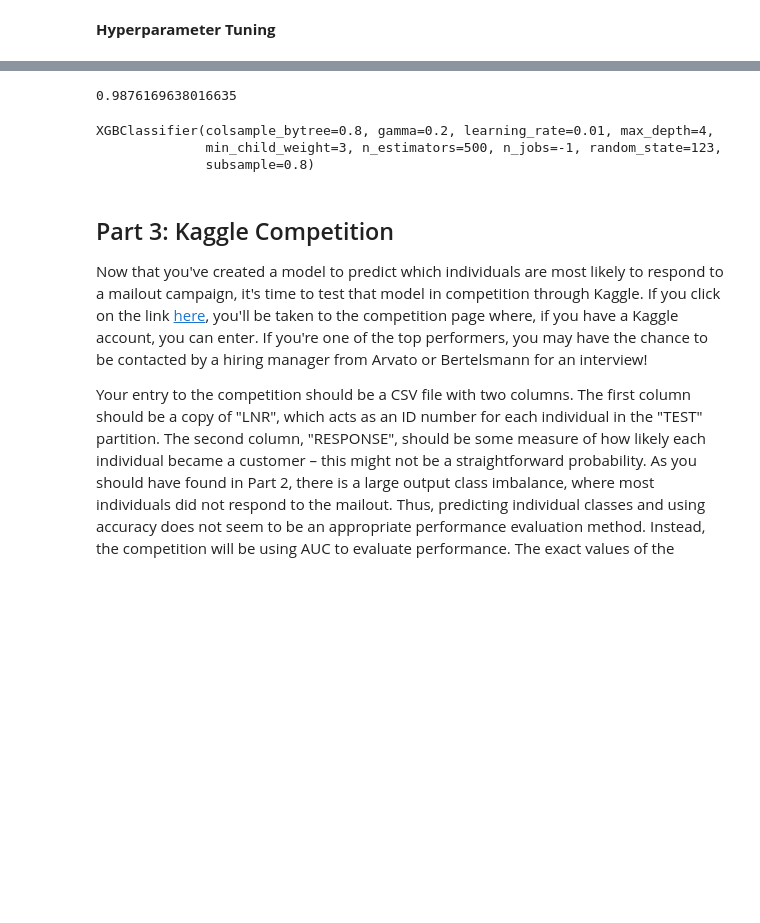
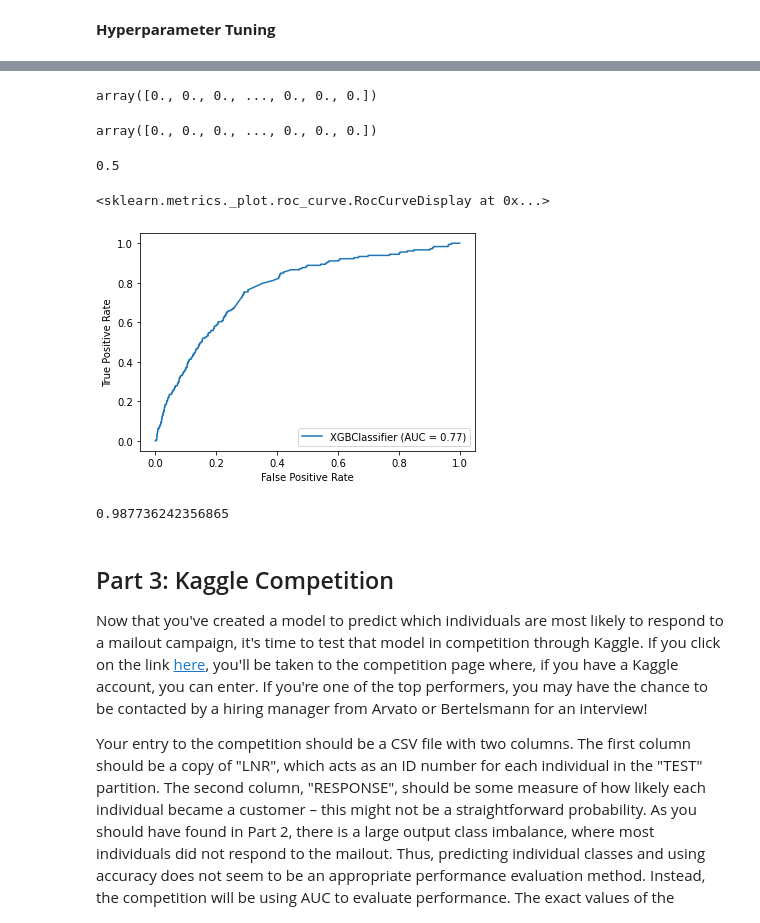
Before and after one commit to Joe-Abraham/Arvato-Financial-Services, a Jupyter notebook: Part_2_Supervised_Learning_Model_and_Part_3_Kaggle_Competition.ipynb, the cells around one changed output, grey strips where cells are left out. Drawn from its saved outputs; the diff is of its cells as text; code cells hidden in the pictures; blank space fills up the shorter version.

```diff
--- a/Part_2_Supervised_Learning_Model_and_Part_3_Kaggle_Competition.ipynb
+++ b/Part_2_Supervised_Learning_Model_and_Part_3_Kaggle_Competition.ipynb
@@ -323,0 +508,6 @@ plot_learning_curve(classifier_4_DT,"DecisionTreeClassifier",X.values,y.values,c
+# %%
+gridsearch_params = [
+    (subsample, colsample)
+    for subsample in [i/10. for i in range(7,11)]
+    for colsample in [i/10. for i in range(7,11)]
+]
@@ -323,0 +561,3 @@ plot_learning_curve(classifier_4_DT,"DecisionTreeClassifier",X.values,y.values,c
+# %%
+params['subsample'] = 1
+params['colsample_bytree'] = 0.8
@@ -324,5 +616,15 @@ plot_learning_curve(classifier_4_DT,"DecisionTreeClassifier",X.values,y.values,c
 # %%
-classifier_1_XGB = XGBClassifier(objective='binary:logistic',learning_rate=0.01,
-                                 n_estimators=500,max_depth=4,min_child_weight=3,
-                                 gamma=0.2,subsample=0.8,random_state=123,
-                                 colsample_bytree=0.8,scale_pos_weight=1,n_jobs=-1)
+classifier_2_XGB = XGBClassifier(max_depth = 10,
+                                 eta = 0.3,
+                                 subsample= 1,
+                                 colsample_bytree= 0.8,
+                                 objective= 'binary:logistic',
+                                 learning_rate=0.01,
+                                 n_estimators=500,
+                                 min_child_weight=10,
+                                 gamma=0.2,
+                                 random_state=123,
+                                 scale_pos_weight=1,
+                                 n_jobs=3)
+# %%
+classifier_2_XGB.fit(X_train,y_train)
@@ -329,14 +652,25 @@ classifier_1_XGB = XGBClassifier(objective='binary:logistic',learning_rate=0.01,
+# %%
+y_pred
+# %% [output]
+array([0., 0., 0., ..., 0., 0., 0.])
+# %%
+y_pred
+# %% [output]
+array([0., 0., 0., ..., 0., 0., 0.])
+# %%
+roc_auc_score(y_test, y_pred)
+# %% [output]
+0.5
+# %%
+metrics.plot_roc_curve(classifier_2_XGB, X_test, y_test)
+# %% [output]
+<sklearn.metrics._plot.roc_curve.RocCurveDisplay at 0x...>
+[figure, added]
 # %%
-regressor = cross_val_score(classifier_1_XGB,X,y,cv=cv,n_jobs=-1)
+regressor = cross_val_score(classifier_2_XGB,X_train,y_train,cv=cv,n_jobs=-1)
 print(regressor.mean())
 # %% [output]
-0.9876169638016635
+0.987736242356865
-# %%
-classifier_1_XGB.fit(X,y)
-# %% [output]
-XGBClassifier(colsample_bytree=0.8, gamma=0.2, learning_rate=0.01, max_depth=4,
-              min_child_weight=3, n_estimators=500, n_jobs=-1, random_state=123,
-              subsample=0.8)
 # %% [markdown]
 
 
```
Also changed, not shown: parts of 39 cells of this notebook, 3 other files.
